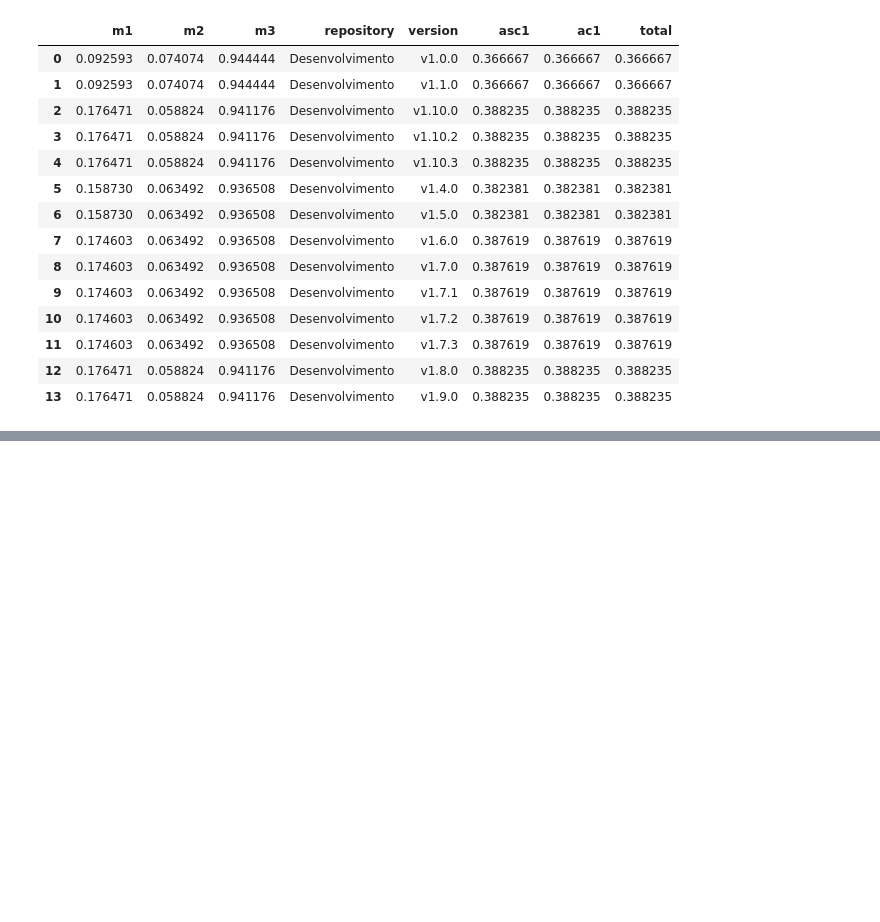
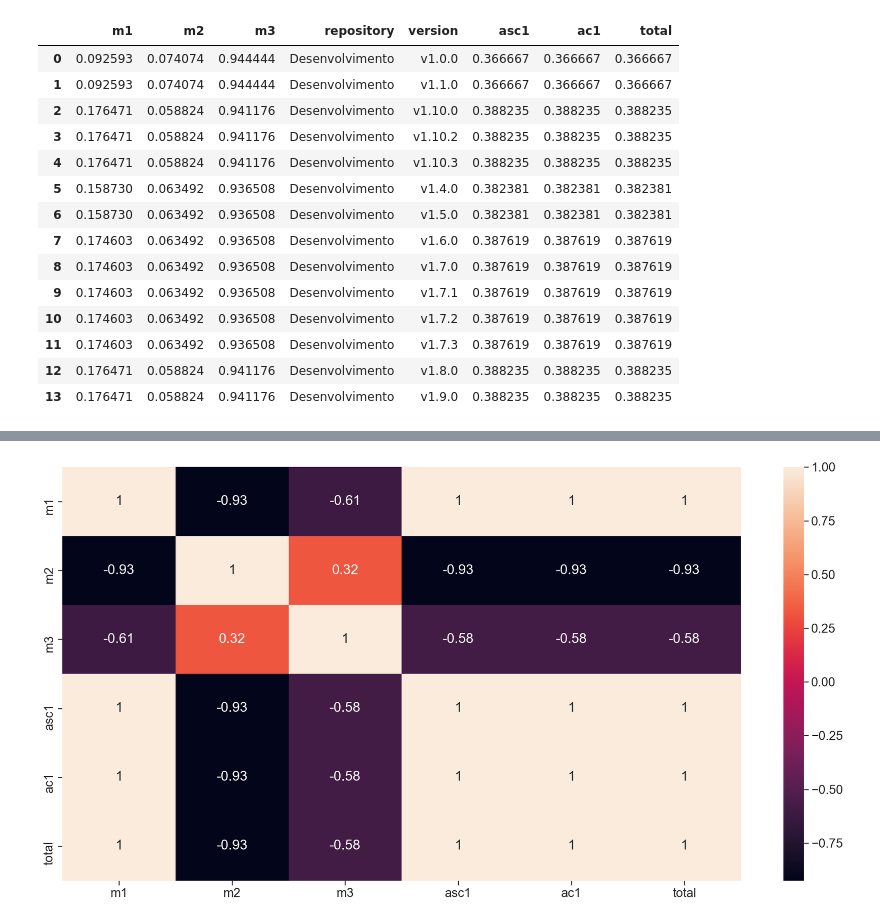
Before and after one commit to fga-eps-mds/2020.2-Violeta-Documentacao, a Jupyter notebook: docs/Projeto/analytics.ipynb, the cells around one changed output, grey strips where cells are left out. Drawn from its saved outputs; the diff is of its cells as text; code cells hidden in the pictures; blank space fills up the shorter version.

```diff
--- a/docs/Projeto/analytics.ipynb
+++ b/docs/Projeto/analytics.ipynb
@@ -359,0 +514,10 @@ metrics_df.to_excel('analytics-raw-data/metrics_df.xlsx', index = False)
+# %%
+# Matriz de correlação
+matriz_corr = metrics_df.corr()
+
+fig = plt.figure(figsize=(20, 10))
+
+sns.heatmap(matriz_corr, annot=True)
+plt.show()
+# %% [output]
+[figure, added]
```
Also changed, not shown: parts of 23 cells of this notebook.
